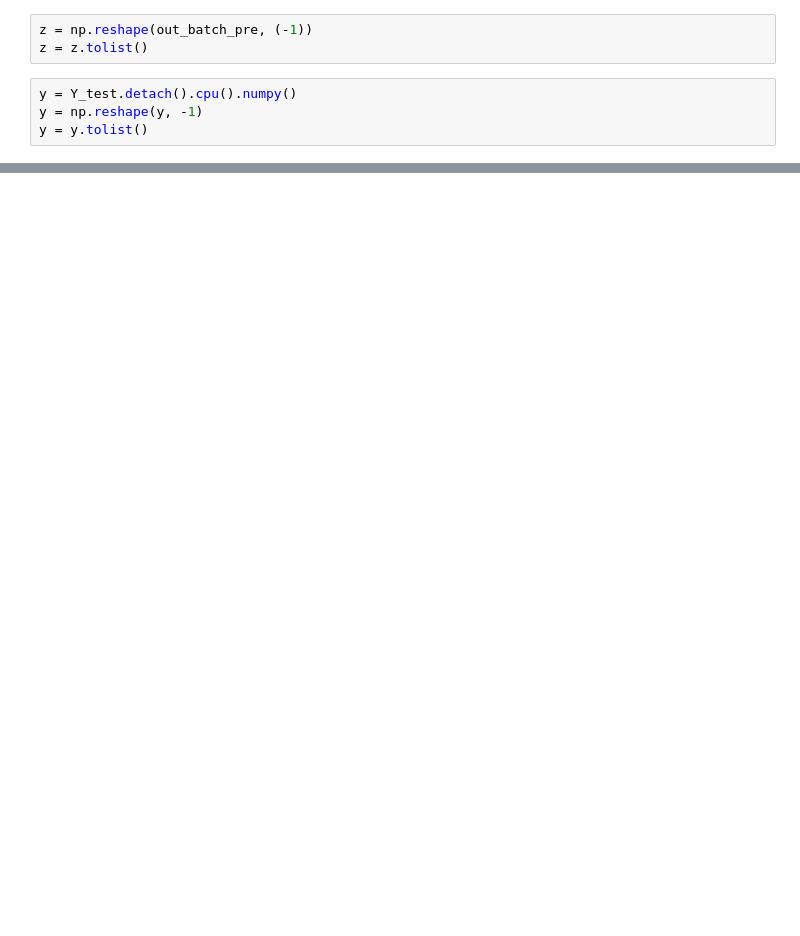
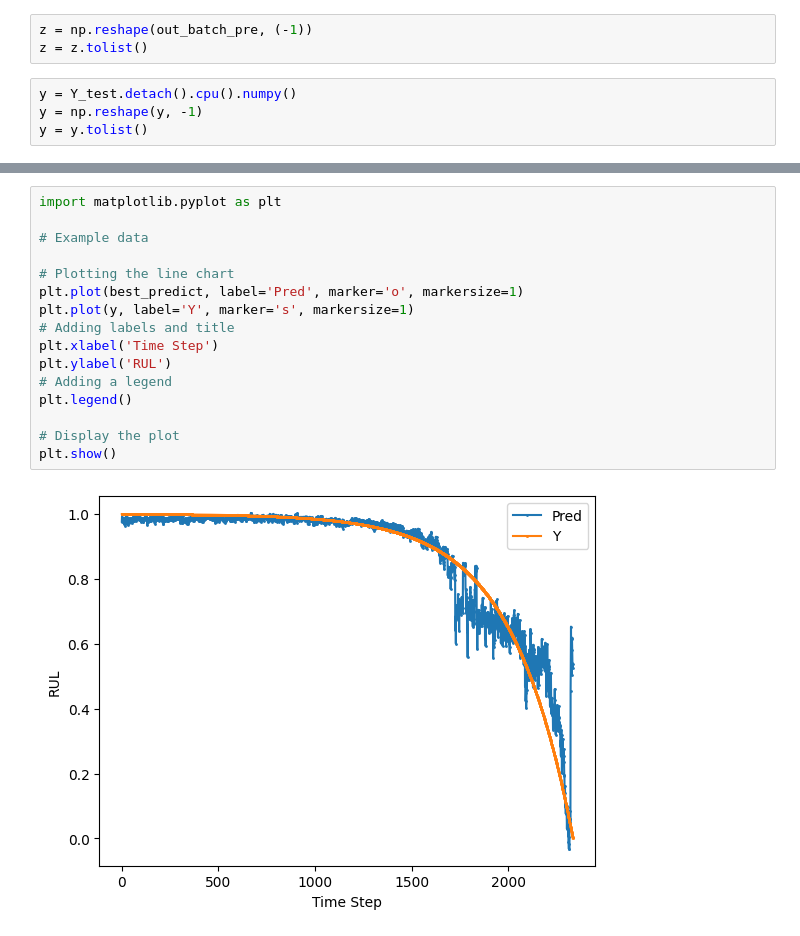
Before and after one commit to qawl987/DAST-self, a Jupyter notebook: notebook/FEMTO-st/model_training/main.ipynb, the cells around one changed output, grey strips where cells are left out. Drawn from its saved outputs; the diff is of its cells as text; blank space fills up the shorter version.

```diff
--- a/notebook/FEMTO-st/model_training/main.ipynb
+++ b/notebook/FEMTO-st/model_training/main.ipynb
@@ -193,0 +229,18 @@ print(len(y))
+# %%
+import matplotlib.pyplot as plt
+
+# Example data
+
+# Plotting the line chart
+plt.plot(best_predict, label='Pred', marker='o', markersize=1)
+plt.plot(y, label='Y', marker='s', markersize=1)
+# Adding labels and title
+plt.xlabel('Time Step')
+plt.ylabel('RUL')
+# Adding a legend
+plt.legend()
+
+# Display the plot
+plt.show()
+# %% [output]
+[figure, added]
```
Also changed, not shown: parts of 22 cells of this notebook, 1 other file.
